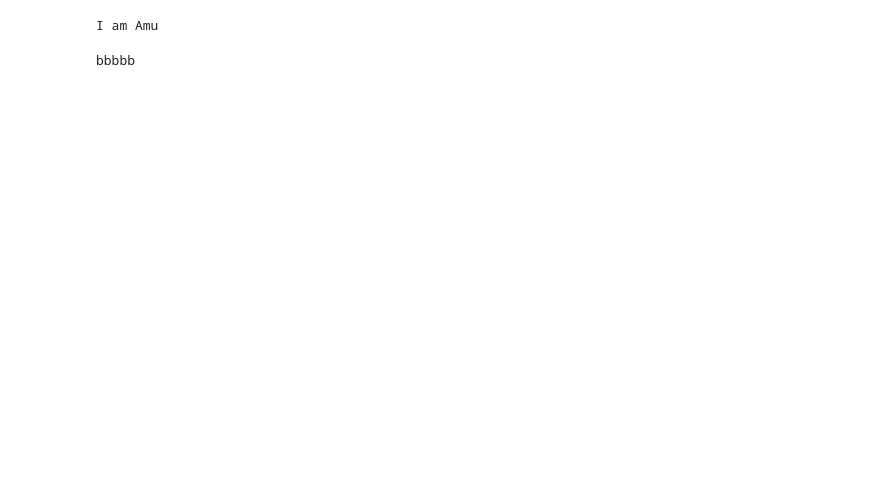
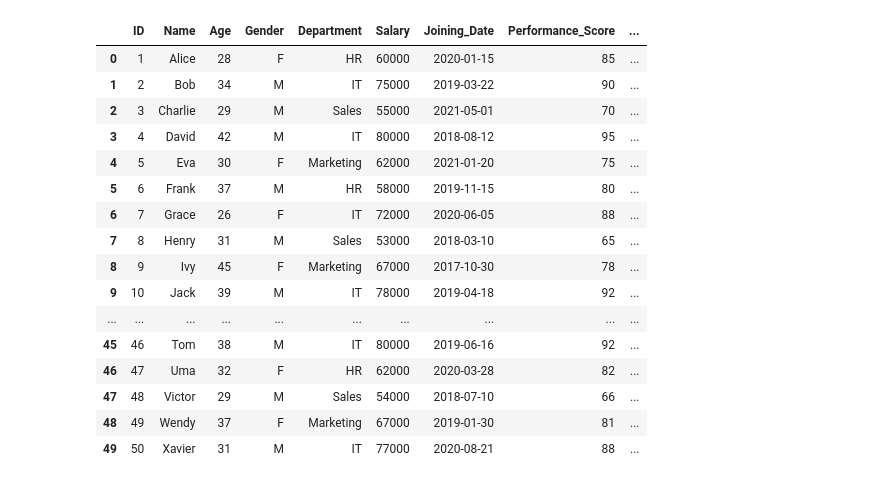
Before and after one commit to amuadhikari2057/EDA, a Jupyter notebook: Untitled.ipynb, the cells around one changed output. Cells and saved outputs as stored; diff of their text form; code cells hidden in the pictures; blank space fills up the shorter version.

```diff
--- a/Untitled.ipynb
+++ b/Untitled.ipynb
@@ -5,8 +5,77 @@ hello world
 # %%
-print('I am Amu')
+from io import StringIO
+
+data = """ID,Name,Age,Gender,Department,Salary,Joining_Date,Performance_Score,Projects_Completed,Working_Hours,Satisfaction_Level,Attrition
+1,Alice,28,F,HR,60000,2020-01-15,85,5,40,0.80,No
+2,Bob,34,M,IT,75000,2019-03-22,90,7,42,0.75,No
+3,Charlie,29,M,Sales,55000,2021-05-01,70,3,38,0.65,Yes
+4,David,42,M,IT,80000,2018-08-12,95,10,45,0.85,No
+5,Eva,30,F,Marketing,62000,2021-01-20,75,4,40,0.70,No
+6,Frank,37,M,HR,58000,2019-11-15,80,6,39,0.78,No
+7,Grace,26,F,IT,72000,2020-06-05,88,8,43,0.82,No
+8,Henry,31,M,Sales,53000,2018-03-10,65,2,37,0.60,Yes
+9,Ivy,45,F,Marketing,67000,2017-10-30,78,9,41,0.72,No
+10,Jack,39,M,IT,78000,2019-04-18,92,11,46,0.85,No
+11,Kate,33,F,HR,61000,2020-09-25,83,5,40,0.74,No
+12,Leo,27,M,Sales,54000,2021-02-11,72,4,39,0.68,Yes
+13,Mia,41,F,Marketing,69000,2017-12-05,77,7,42,0.71,No
+14,Nathan,35,M,IT,77000,2020-07-21,89,10,44,0.80,No
+15,Olivia,29,F,HR,59000,2019-06-13,82,6,40,0.77,No
+16,Paul,38,M,Sales,56000,2018-01-28,68,3,37,0.64,Yes
+17,Quinn,32,F,Marketing,64000,2020-03-14,80,5,39,0.75,No
+18,Ryan,44,M,IT,81000,2019-05-27,94,12,47,0.84,No
+19,Sara,28,F,HR,60500,2021-04-19,79,4,40,0.73,No
+20,Tom,36,M,Sales,57000,2018-06-07,66,2,36,0.62,Yes
+21,Uma,30,F,Marketing,65500,2019-11-08,81,6,40,0.76,No
+22,Victor,47,M,IT,83000,2017-07-23,96,13,48,0.86,No
+23,Wendy,34,F,HR,61500,2020-02-16,84,7,41,0.79,No
+24,Xavier,40,M,Sales,58000,2019-10-04,73,3,38,0.66,Yes
+25,Yara,29,F,Marketing,63500,2020-05-12,76,5,39,0.74,No
+26,Zach,33,M,IT,74000,2018-04-23,91,9,45,0.83,No
+27,Abby,31,F,HR,62000,2019-07-15,78,4,40,0.72,No
+28,Ben,28,M,Sales,57000,2021-01-29,69,3,37,0.64,Yes
+29,Chloe,39,F,Marketing,68000,2017-09-03,82,8,41,0.75,No
+30,Dylan,37,M,IT,76000,2018-12-11,87,10,44,0.80,No
+31,Emily,30,F,HR,60000,2020-08-17,79,5,40,0.74,No
+32,Felix,42,M,Sales,55000,2019-03-19,67,2,36,0.63,Yes
+33,Gina,35,F,Marketing,66000,2017-11-26,83,7,41,0.76,No
+34,Hank,29,M,IT,73000,2020-06-30,89,9,43,0.81,No
+35,Iris,28,F,HR,60500,2019-08-08,80,6,40,0.78,No
+36,Jack,40,M,Sales,58000,2018-10-14,70,4,38,0.65,Yes
+37,Kelly,33,F,Marketing,64500,2021-03-24,77,5,39,0.73,No
+38,Luke,39,M,IT,75000,2019-01-05,90,11,45,0.85,No
+39,Maria,36,F,HR,63000,2020-07-02,82,5,40,0.76,No
+40,Nick,31,M,Sales,56000,2018-05-17,65,3,37,0.62,Yes
+41,Olivia,43,F,Marketing,67500,2017-08-09,79,6,40,0.74,No
+42,Peter,35,M,IT,77000,2019-12-23,88,10,44,0.80,No
+43,Quinn,28,F,HR,61000,2021-04-13,75,4,40,0.70,No
+44,Ryan,30,M,Sales,55000,2020-11-06,68,2,36,0.65,Yes
+45,Sam,34,F,Marketing,66000,2018-09-29,80,7,41,0.76,No
+46,Tom,38,M,IT,80000,2019-06-16,92,11,45,0.85,No
+47,Uma,32,F,HR,62000,2020-03-28,82,5,40,0.76,No
+48,Victor,29,M,Sales,54000,2018-07-10,66,2,36,0.62,Yes
+49,Wendy,37,F,Marketing,67000,2019-01-30,81,6,40,0.75,No
+50,Xavier,31,M,IT,77000,2020-08-21,88,9,44,0.81,No
+"""
+
+df = pd.read_csv(StringIO(data))
-# %% [output]
-I am Amu
 # %%
-print('bbbbb')
+df
 # %% [output]
-bbbbb
+|  | ID | Name | Age | Gender | Department | Salary | Joining_Date | Performance_Score | ... |
+| 0 | 1 | Alice | 28 | F | HR | 60000 | 2020-01-15 | 85 | ... |
+| 1 | 2 | Bob | 34 | M | IT | 75000 | 2019-03-22 | 90 | ... |
+| 2 | 3 | Charlie | 29 | M | Sales | 55000 | 2021-05-01 | 70 | ... |
+| 3 | 4 | David | 42 | M | IT | 80000 | 2018-08-12 | 95 | ... |
+| 4 | 5 | Eva | 30 | F | Marketing | 62000 | 2021-01-20 | 75 | ... |
+| 5 | 6 | Frank | 37 | M | HR | 58000 | 2019-11-15 | 80 | ... |
+| 6 | 7 | Grace | 26 | F | IT | 72000 | 2020-06-05 | 88 | ... |
+| 7 | 8 | Henry | 31 | M | Sales | 53000 | 2018-03-10 | 65 | ... |
+| 8 | 9 | Ivy | 45 | F | Marketing | 67000 | 2017-10-30 | 78 | ... |
+| 9 | 10 | Jack | 39 | M | IT | 78000 | 2019-04-18 | 92 | ... |
+| ... | ... | ... | ... | ... | ... | ... | ... | ... | ... |
+| 45 | 46 | Tom | 38 | M | IT | 80000 | 2019-06-16 | 92 | ... |
+| 46 | 47 | Uma | 32 | F | HR | 62000 | 2020-03-28 | 82 | ... |
+| 47 | 48 | Victor | 29 | M | Sales | 54000 | 2018-07-10 | 66 | ... |
+| 48 | 49 | Wendy | 37 | F | Marketing | 67000 | 2019-01-30 | 81 | ... |
+| 49 | 50 | Xavier | 31 | M | IT | 77000 | 2020-08-21 | 88 | ... |
```
Also changed, not shown: parts of 21 cells of this notebook.
